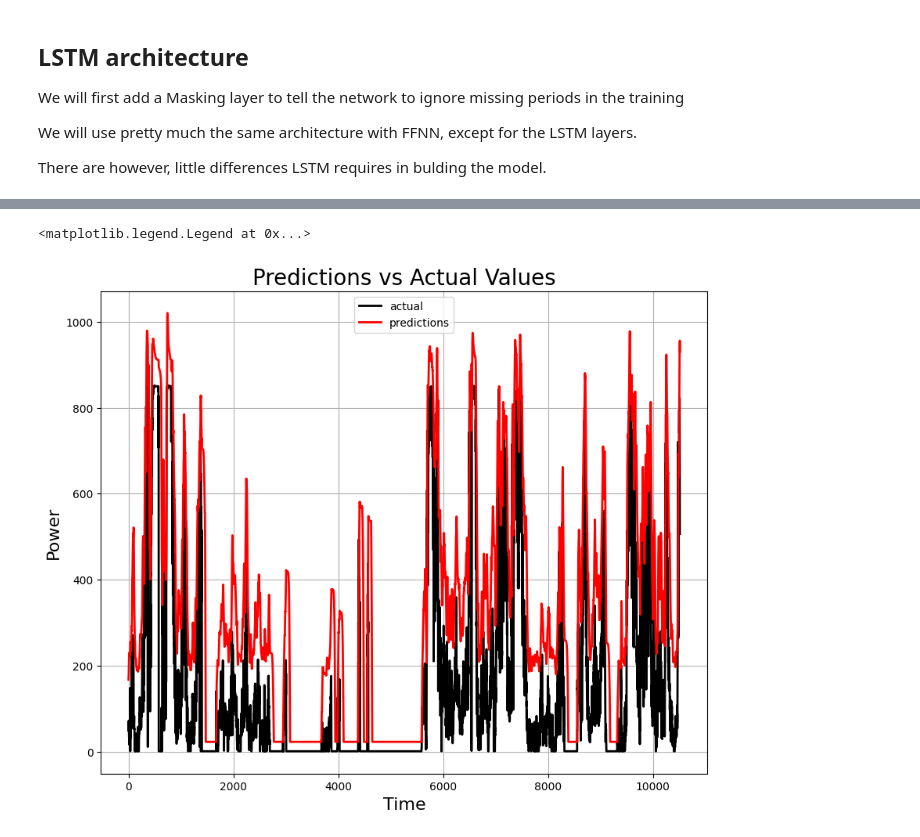
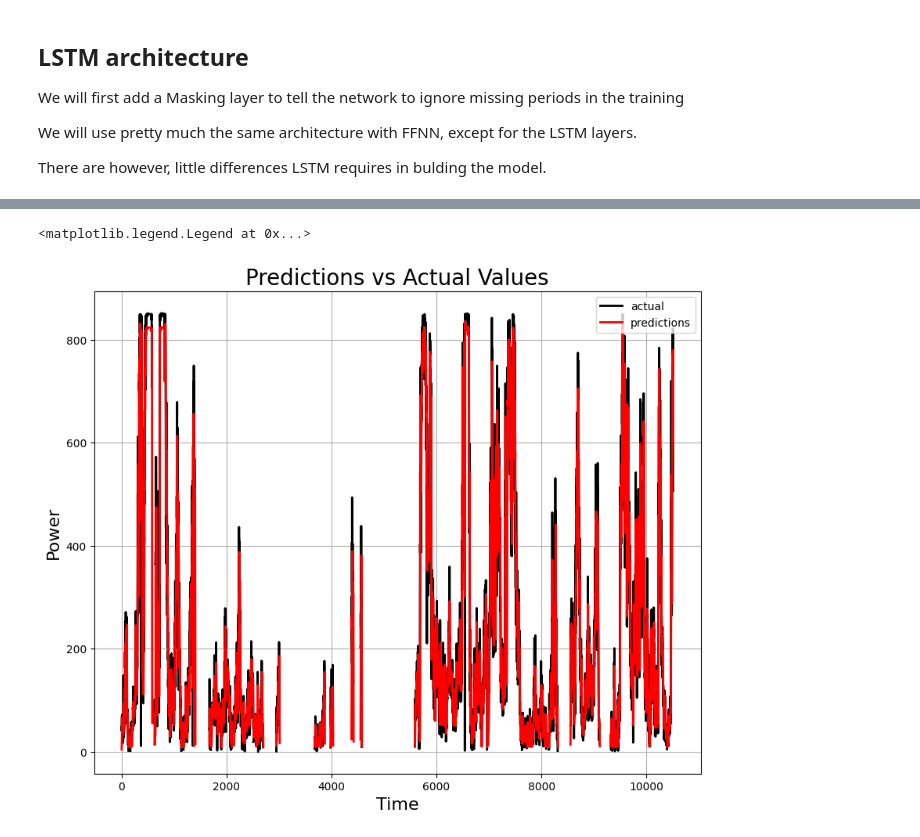
Before and after one commit to Brizzum/Final-project, a Jupyter notebook: UnivariateModel.ipynb, the cells around one changed output, grey strips where cells are left out. Cells and saved outputs as stored; diff of their text form; code cells hidden in the pictures.

```diff
--- a/UnivariateModel.ipynb
+++ b/UnivariateModel.ipynb
@@ -297,7 +309,7 @@ model = Sequential()
 
 # Masking layer (for the pad_value)
 model.add(Masking(mask_value=pad_value, input_shape=(None, no_features)))
-model.add(Masking(mask_value=0.0011607661, input_shape=(None, no_features))) # 0.0011607661 is the pad_value for the scaled -1
+model.add(Masking(mask_value=NanIgnore, input_shape=(None, no_features))) # 0.0011607661 is the pad_value for the scaled -1
 
 
 # First LSTM layer
@@ -360,6 +372,8 @@ plt.legend()
 # %%
 # Make predictions and plot them against the actual values
 predictions = model.predict(test_X)
-predictions = scaler_single.inverse_transform(predictions)
-test_Y = scaler.inverse_transform(test_Y)
+
+predictions = scalery.inverse_transform(predictions)
+
+test_Y = scalery.inverse_transform(test_Y)
 # %% [output]
@@ -367,3 +381,4 @@ test_Y = scaler.inverse_transform(test_Y)
 # %%
+test_Y[test_Y == NanGetRid] = np.nan
+test_Y[test_Y > 1000] = np.nan
 test_Y
-test_Y[test_Y > 870] = np.nan
@@ -379,0 +393,6 @@ array([[167.2984 ],
+# %%
+from scipy import stats
+mode = stats.mode(predictions)
+print(mode.mode[0])
+predictions[predictions == mode.mode[0]] = np.nan
+predictions
@@ -380,17 +408,17 @@ array([[167.2984 ],
 # %%
 
 # plot the predictions
 plt.figure(figsize=(10,8))
 
-plt.plot(test_Y[:,2], 'k', label='actual', linewidth=2)
+plt.plot(test_Y, 'k', label='actual', linewidth=2)
 plt.plot(predictions,'-r', label='predictions', linewidth=2)
 plt.grid(True)
 
 plt.title('Predictions vs Actual Values', fontsize=20)
 plt.xlabel('Time', fontsize=16)
 plt.ylabel('Power', fontsize=16)
 
 plt.legend()
 # %% [output]
 <matplotlib.legend.Legend at 0x...>
-[figure, old version]
+[figure, new version]
```
Also changed, not shown: parts of 15 cells of this notebook, 14 other files.
